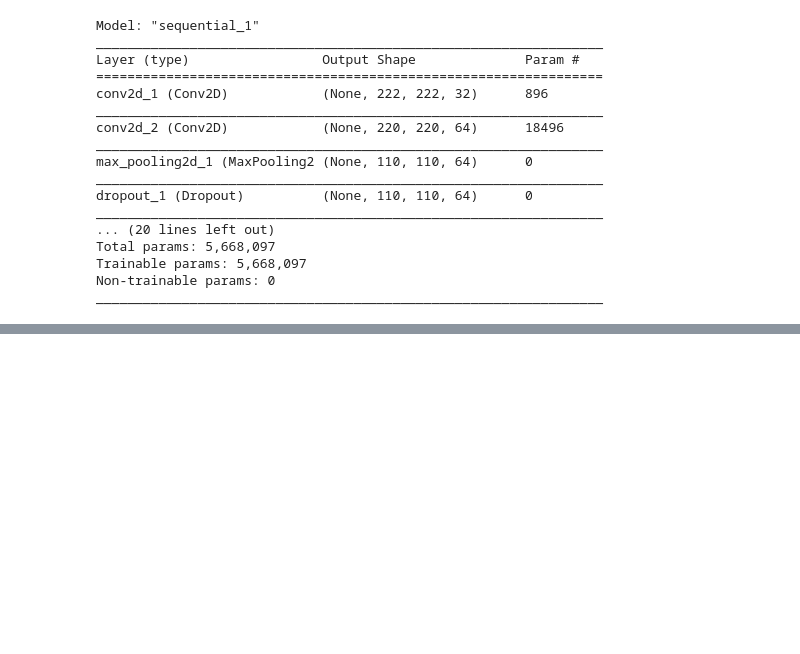
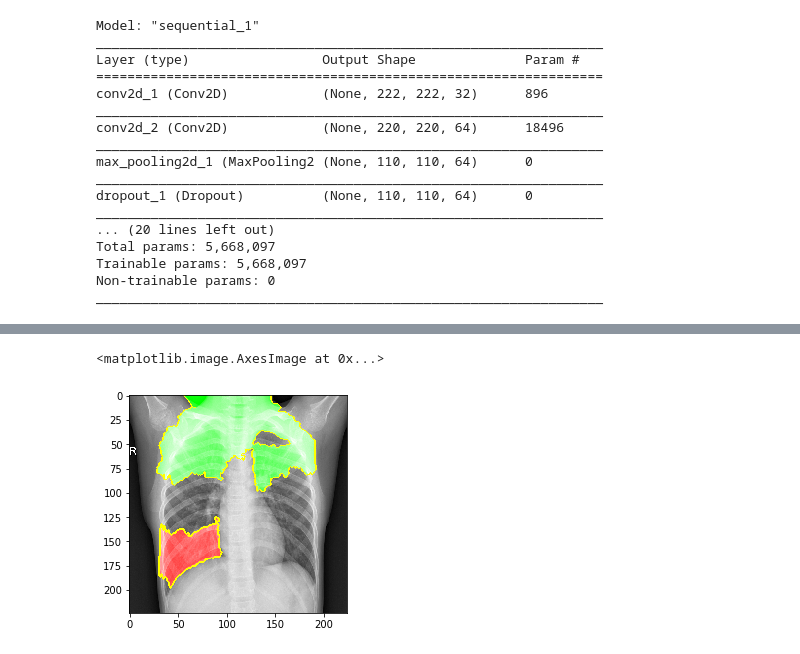
Before and after one commit to fear-the-lord/COVID-19-Detector, a Jupyter notebook: Covid-19.ipynb, the cells around one changed output, grey strips where cells are left out. Cells and saved outputs as stored; diff of their text form; code cells hidden in the pictures; blank space fills up the shorter version.

```diff
--- a/Covid-19.ipynb
+++ b/Covid-19.ipynb
@@ -251,0 +267,9 @@ plt.imshow(np_img)
+# %%
+# Showing the various focused portions based on LIME
+
+explainer = lime_image.LimeImageExplainer()
+# %%
+tmp = time.time()
+# Hide color is the color for a superpixel turned OFF. Alternatively, if it is NONE, the superpixel will be replaced by the average of its pixels
+explanation = explainer.explain_instance(img, model.predict, top_labels=5, hide_color=0, num_samples=1000)
+print(time.time() - tmp)
@@ -252 +281,7 @@ plt.imshow(np_img)
+# %%
+temp, mask = explanation.get_image_and_mask(explanation.top_labels[0], positive_only=False, num_features=1000, hide_rest=False, min_weight=0.1)
+plt.imshow(mark_boundaries(temp, mask))
+# %% [output]
+<matplotlib.image.AxesImage at 0x...>
+[figure, added]
 # %%
```
Also changed, not shown: parts of 16 cells of this notebook.
